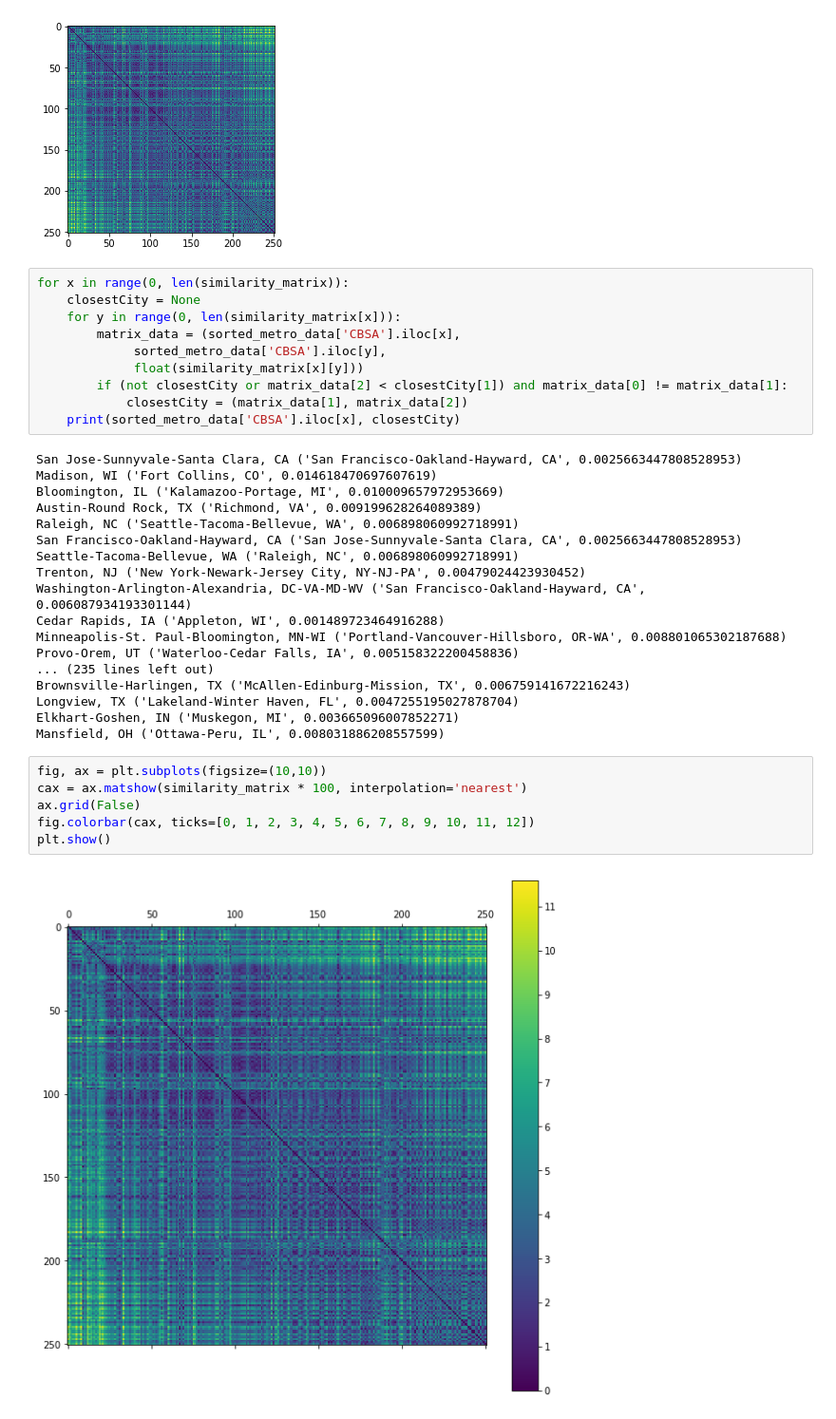
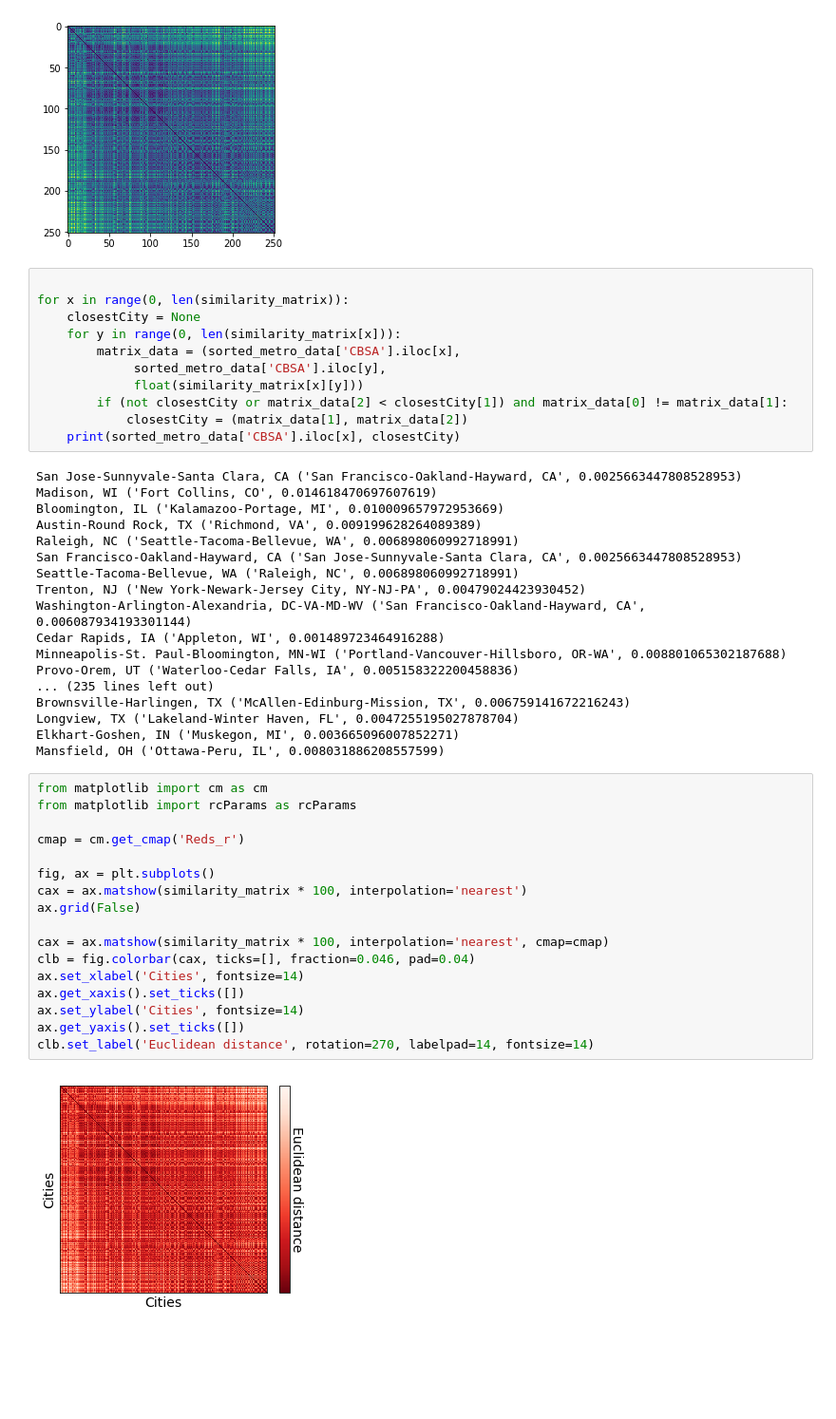
Before and after one commit to kutchko/SiliconSearch, a Jupyter notebook: machine-learning.ipynb, the cells around one changed output. Shown: that part at 95% size. Drawn from its saved outputs; the diff is of its cells as text; blank space fills up the shorter version.

```diff
--- a/machine-learning.ipynb
+++ b/machine-learning.ipynb
@@ -347,6 +308,7 @@ plt.imshow(similarity_matrix)
 <matplotlib.image.AxesImage at 0x...>
 [figure]
 # %%
+
 for x in range(0, len(similarity_matrix)):
     closestCity = None
     for y in range(0, len(similarity_matrix[x])):
@@ -374,11 +336,22 @@ Brownsville-Harlingen, TX ('McAllen-Edinburg-Mission, TX', 0.006759141672216243)
 Longview, TX ('Lakeland-Winter Haven, FL', 0.0047255195027878704)
 Elkhart-Goshen, IN ('Muskegon, MI', 0.003665096007852271)
 Mansfield, OH ('Ottawa-Peru, IL', 0.008031886208557599)
-# %%
-fig, ax = plt.subplots(figsize=(10,10))
-cax = ax.matshow(similarity_matrix * 100, interpolation='nearest')
-ax.grid(False)
-fig.colorbar(cax, ticks=[0, 1, 2, 3, 4, 5, 6, 7, 8, 9, 10, 11, 12])
-plt.show()
-# %% [output]
-[figure, removed]
+# %%
+from matplotlib import cm as cm
+from matplotlib import rcParams as rcParams
+
+cmap = cm.get_cmap('Reds_r')
+
+fig, ax = plt.subplots()
+cax = ax.matshow(similarity_matrix * 100, interpolation='nearest')
+ax.grid(False)
+
+cax = ax.matshow(similarity_matrix * 100, interpolation='nearest', cmap=cmap)
+clb = fig.colorbar(cax, ticks=[], fraction=0.046, pad=0.04)
+ax.set_xlabel('Cities', fontsize=14)
+ax.get_xaxis().set_ticks([])
+ax.set_ylabel('Cities', fontsize=14)
+ax.get_yaxis().set_ticks([])
+clb.set_label('Euclidean distance', rotation=270, labelpad=14, fontsize=14)
+# %% [output]
+[figure, added]
```
Also changed, not shown: parts of 3 cells of this notebook, 1 other file.
